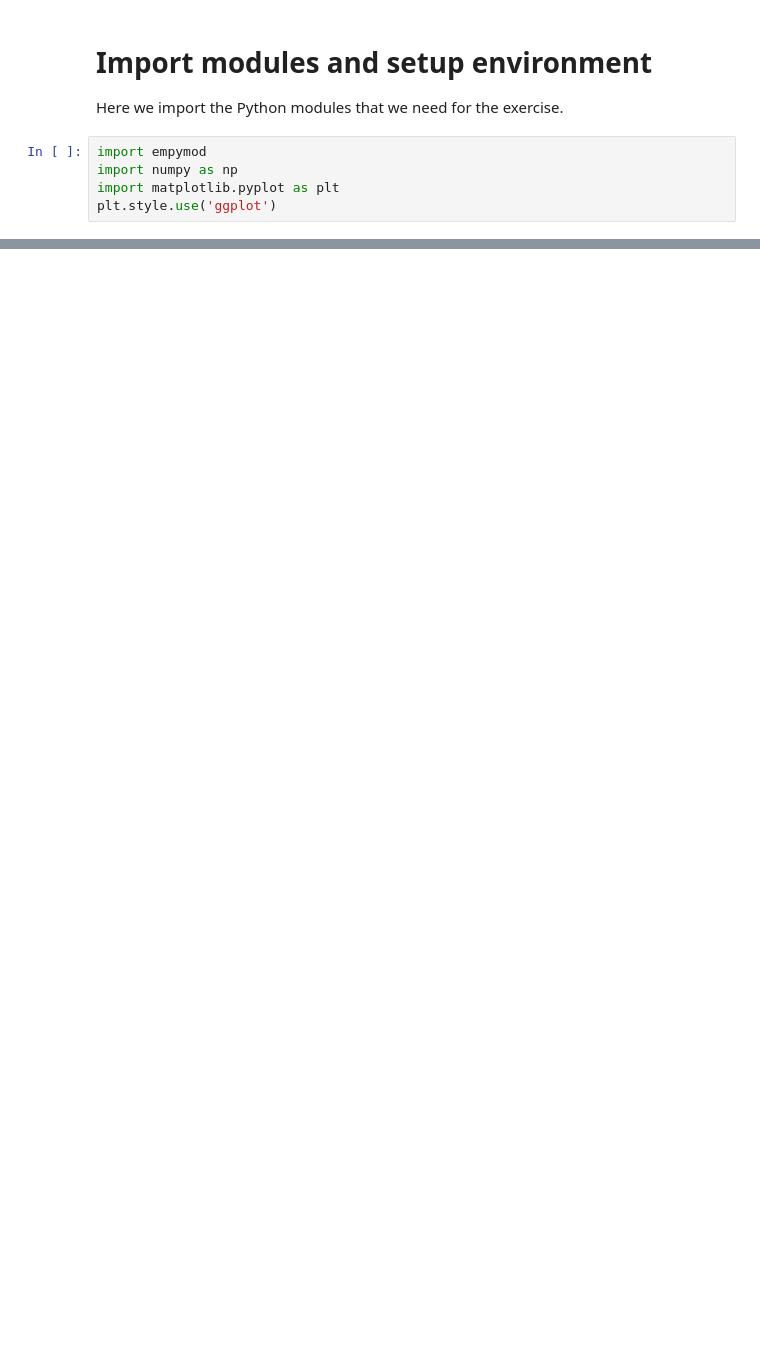
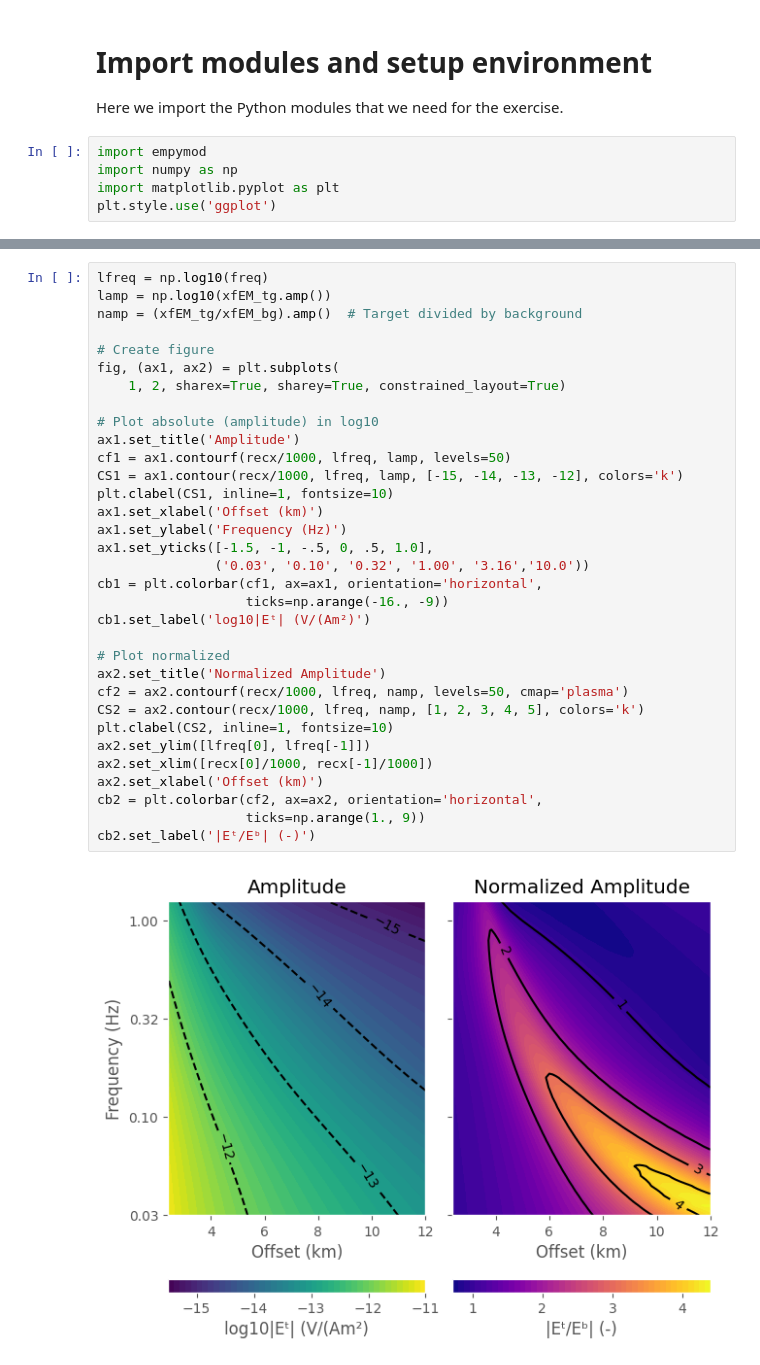
Before and after one commit to michpaulatto/AppliedGeophysicsExercises, a Jupyter notebook: Notebooks/6_csem.ipynb, the cells around one changed output, grey strips where cells are left out. Drawn from its saved outputs; the diff is of its cells as text; blank space fills up the shorter version.

```diff
--- a/Notebooks/6_csem.ipynb
+++ b/Notebooks/6_csem.ipynb
@@ -88,0 +149,35 @@ ax2.yaxis.tick_right()
+# %%
+lfreq = np.log10(freq)
+lamp = np.log10(xfEM_tg.amp())
+namp = (xfEM_tg/xfEM_bg).amp()  # Target divided by background
+
+# Create figure
+fig, (ax1, ax2) = plt.subplots(
+    1, 2, sharex=True, sharey=True, constrained_layout=True)
+
+# Plot absolute (amplitude) in log10
+ax1.set_title('Amplitude')
+cf1 = ax1.contourf(recx/1000, lfreq, lamp, levels=50)
+CS1 = ax1.contour(recx/1000, lfreq, lamp, [-15, -14, -13, -12], colors='k')
+plt.clabel(CS1, inline=1, fontsize=10)
+ax1.set_xlabel('Offset (km)')
+ax1.set_ylabel('Frequency (Hz)')
+ax1.set_yticks([-1.5, -1, -.5, 0, .5, 1.0],
+               ('0.03', '0.10', '0.32', '1.00', '3.16','10.0'))
+cb1 = plt.colorbar(cf1, ax=ax1, orientation='horizontal',
+                   ticks=np.arange(-16., -9))
+cb1.set_label('log10|Eᵗ| (V/(Am²)')
+
+# Plot normalized
+ax2.set_title('Normalized Amplitude')
+cf2 = ax2.contourf(recx/1000, lfreq, namp, levels=50, cmap='plasma')
+CS2 = ax2.contour(recx/1000, lfreq, namp, [1, 2, 3, 4, 5], colors='k')
+plt.clabel(CS2, inline=1, fontsize=10)
+ax2.set_ylim([lfreq[0], lfreq[-1]])
+ax2.set_xlim([recx[0]/1000, recx[-1]/1000])
+ax2.set_xlabel('Offset (km)')
+cb2 = plt.colorbar(cf2, ax=ax2, orientation='horizontal',
+                   ticks=np.arange(1., 9))
+cb2.set_label('|Eᵗ/Eᵇ| (-)')
+# %% [output]
+[figure, added]
```
Also changed, not shown: parts of 6 cells of this notebook.
